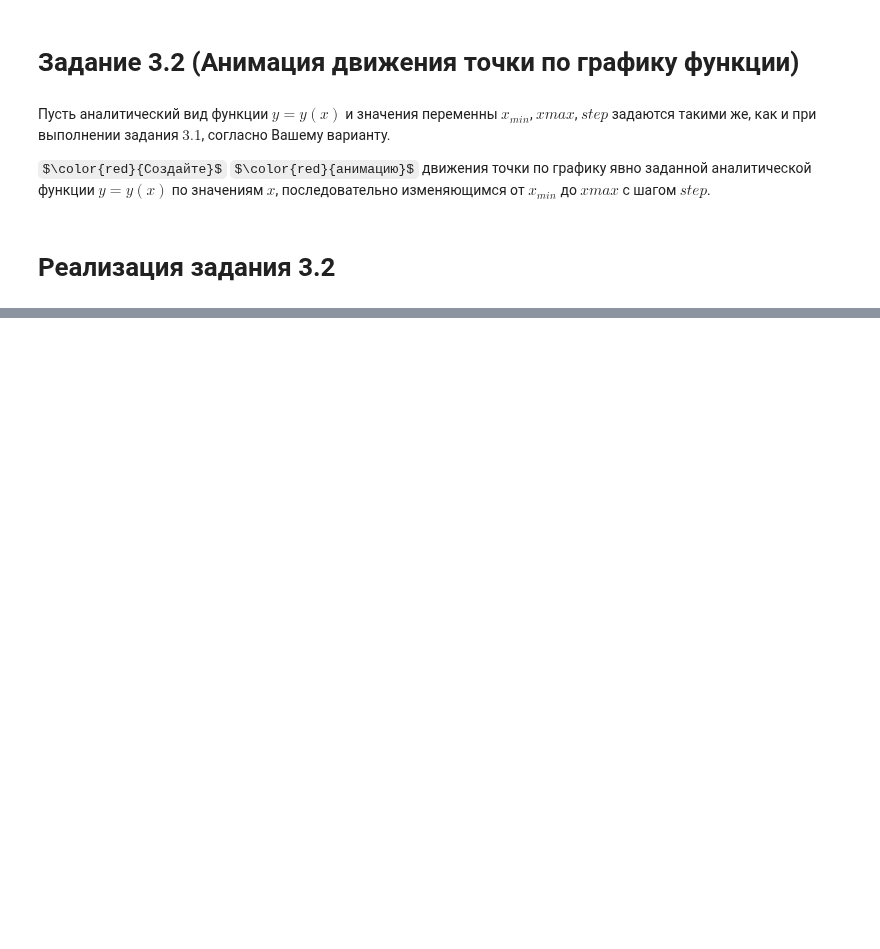
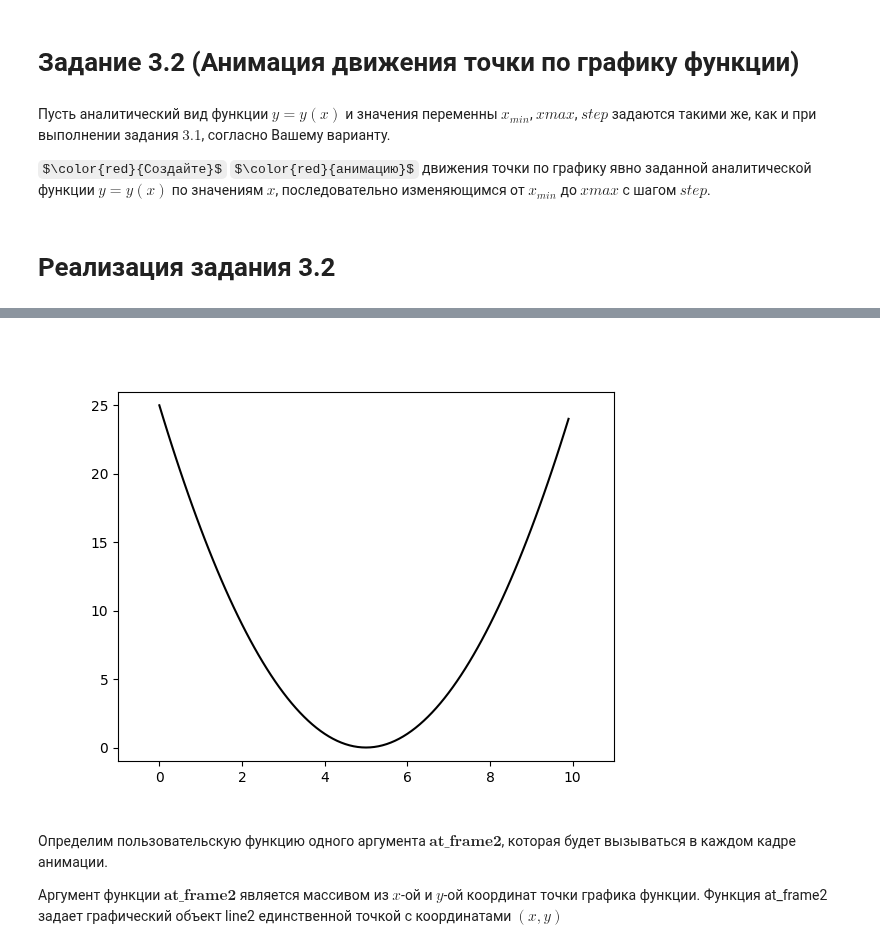
Before and after one commit to anshpak/jupyter-tasks, a Jupyter notebook: KM2_Lb03_Shpak.ipynb, the cells around one changed output, grey strips where cells are left out. Drawn from its saved outputs; the diff is of its cells as text; code cells hidden in the pictures; some formulas as TeX source; blank space fills up the shorter version.

```diff
--- a/KM2_Lb03_Shpak.ipynb
+++ b/KM2_Lb03_Shpak.ipynb
@@ -172,0 +180,13 @@ $\color{red}{Создайте}$ $\color{red}{анимацию}$ движения
+# %%
+fig2 = plt.figure()
+ax2 = plt.axes()
+plt.axis([x_min - 1, x_max + 1, y_min - 1, y_max + 1])
+
+line1, = ax2.plot(x_array, y_array, 'k') # отображение графика функции
+line2, = ax2.plot([], [], 'ro')
+# %% [output]
+[figure, added]
+# %% [markdown]
+Определим пользовательскую функцию одного аргумента $\textbf{at_frame2}$, которая будет вызываться в каждом кадре анимации.
+
+Аргумент функции $\textbf{at_frame2}$ является массивом из $x$-ой и $y$-ой координат точки графика функции. Функция at_frame2 задает графический объект line2 единственной точкой с координатами $\left( x, y \right)$
```
Also changed, not shown: parts of 3 cells of this notebook.
